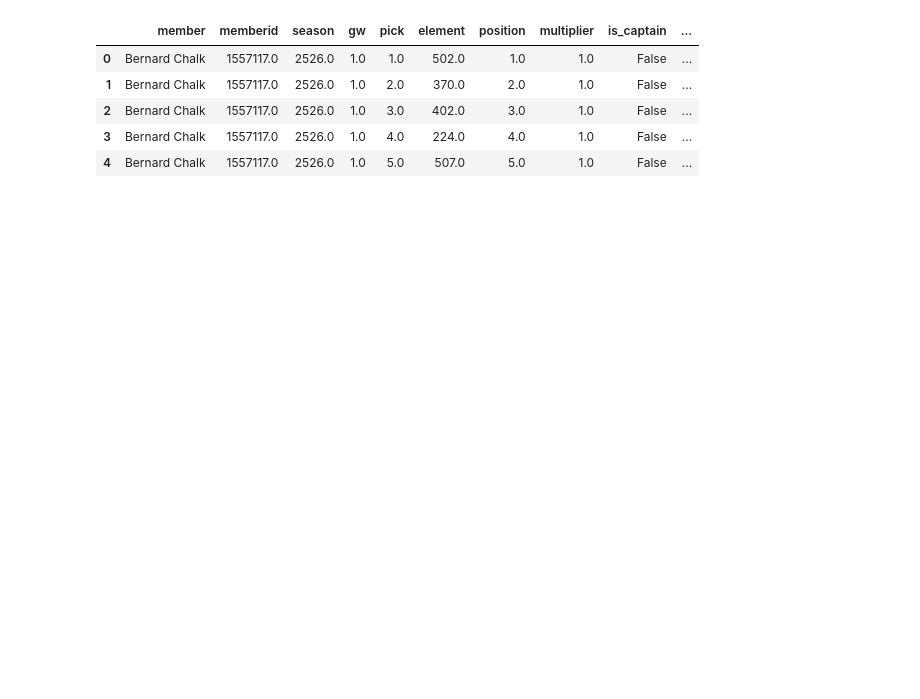
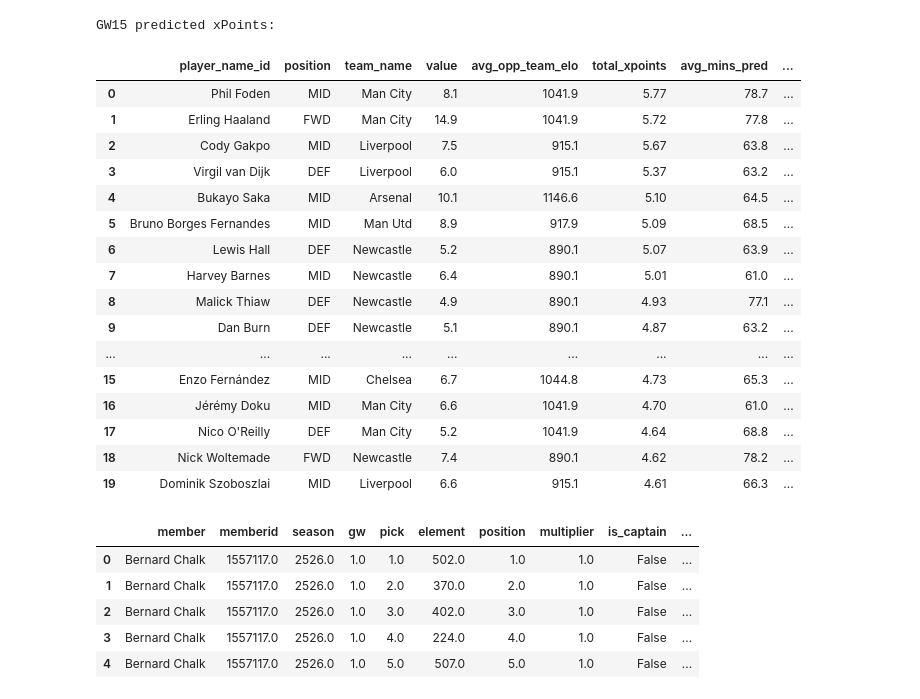
Before and after one commit to chrisimpacts/FPL-Points-Predictor, a Jupyter notebook: DIVX-Team-Analysis.ipynb, the cells around one changed output. Drawn from its saved outputs; the diff is of its cells as text; code cells hidden in the pictures; blank space fills up the shorter version.

```diff
--- a/DIVX-Team-Analysis.ipynb
+++ b/DIVX-Team-Analysis.ipynb
@@ -118,3 +118,44 @@ Top 20 predicted xPoints between 14 and 18:
+# %%
+print(f"\nGW15 predicted xPoints:")
+gw15_predictions = db_creator.run_sql(f"""
+    SELECT
+        player_name_id,
+        position,
+        team_name,
+        value/10 as value,
+        ROUND(AVG(opp_team_elo),1) AS avg_opp_team_elo,
+        ROUND(SUM(xpoints),2) AS total_xpoints,
+        ROUND(AVG(mins_pred),1) AS avg_mins_pred,
+        ROUND(AVG(xgp90_pred),3) AS avg_xgp90_pred,
+        ROUND(AVG(xap90_pred),3) AS avg_xap90_pred,
+        ROUND(AVG(xgcp90_pred),3) AS avg_xgcp90_pred
+    FROM predictions
+    WHERE event = 15
+        -- AND position = 'DEF'
+        -- AND value <= 45
+    GROUP BY player_name_id, position, team_name, value
+    ORDER BY total_xpoints DESC
+""")
+gw15_predictions.head(20)
+# %% [output]
+GW15 predicted xPoints:
+|  | player_name_id | position | team_name | value | avg_opp_team_elo | total_xpoints | avg_mins_pred | ... |
+| 0 | Phil Foden | MID | Man City | 8.1 | 1041.9 | 5.77 | 78.7 | ... |
+| 1 | Erling Haaland | FWD | Man City | 14.9 | 1041.9 | 5.72 | 77.8 | ... |
+| 2 | Cody Gakpo | MID | Liverpool | 7.5 | 915.1 | 5.67 | 63.8 | ... |
+| 3 | Virgil van Dijk | DEF | Liverpool | 6.0 | 915.1 | 5.37 | 63.2 | ... |
+| 4 | Bukayo Saka | MID | Arsenal | 10.1 | 1146.6 | 5.10 | 64.5 | ... |
+| 5 | Bruno Borges Fernandes | MID | Man Utd | 8.9 | 917.9 | 5.09 | 68.5 | ... |
+| 6 | Lewis Hall | DEF | Newcastle | 5.2 | 890.1 | 5.07 | 63.9 | ... |
+| 7 | Harvey Barnes | MID | Newcastle | 6.4 | 890.1 | 5.01 | 61.0 | ... |
+| 8 | Malick Thiaw | DEF | Newcastle | 4.9 | 890.1 | 4.93 | 77.1 | ... |
+| 9 | Dan Burn | DEF | Newcastle | 5.1 | 890.1 | 4.87 | 63.2 | ... |
+| ... | ... | ... | ... | ... | ... | ... | ... | ... |
+| 15 | Enzo Fernández | MID | Chelsea | 6.7 | 1044.8 | 4.73 | 65.3 | ... |
+| 16 | Jérémy Doku | MID | Man City | 6.6 | 1041.9 | 4.70 | 61.0 | ... |
+| 17 | Nico O'Reilly | DEF | Man City | 5.2 | 1041.9 | 4.64 | 68.8 | ... |
+| 18 | Nick Woltemade | FWD | Newcastle | 7.4 | 890.1 | 4.62 | 78.2 | ... |
+| 19 | Dominik Szoboszlai | MID | Liverpool | 6.6 | 915.1 | 4.61 | 66.3 | ... |
 # %%
 divx_picks.head()
 # %% [output]
```
Also changed, not shown: parts of 8 cells of this notebook, 1 other file.
